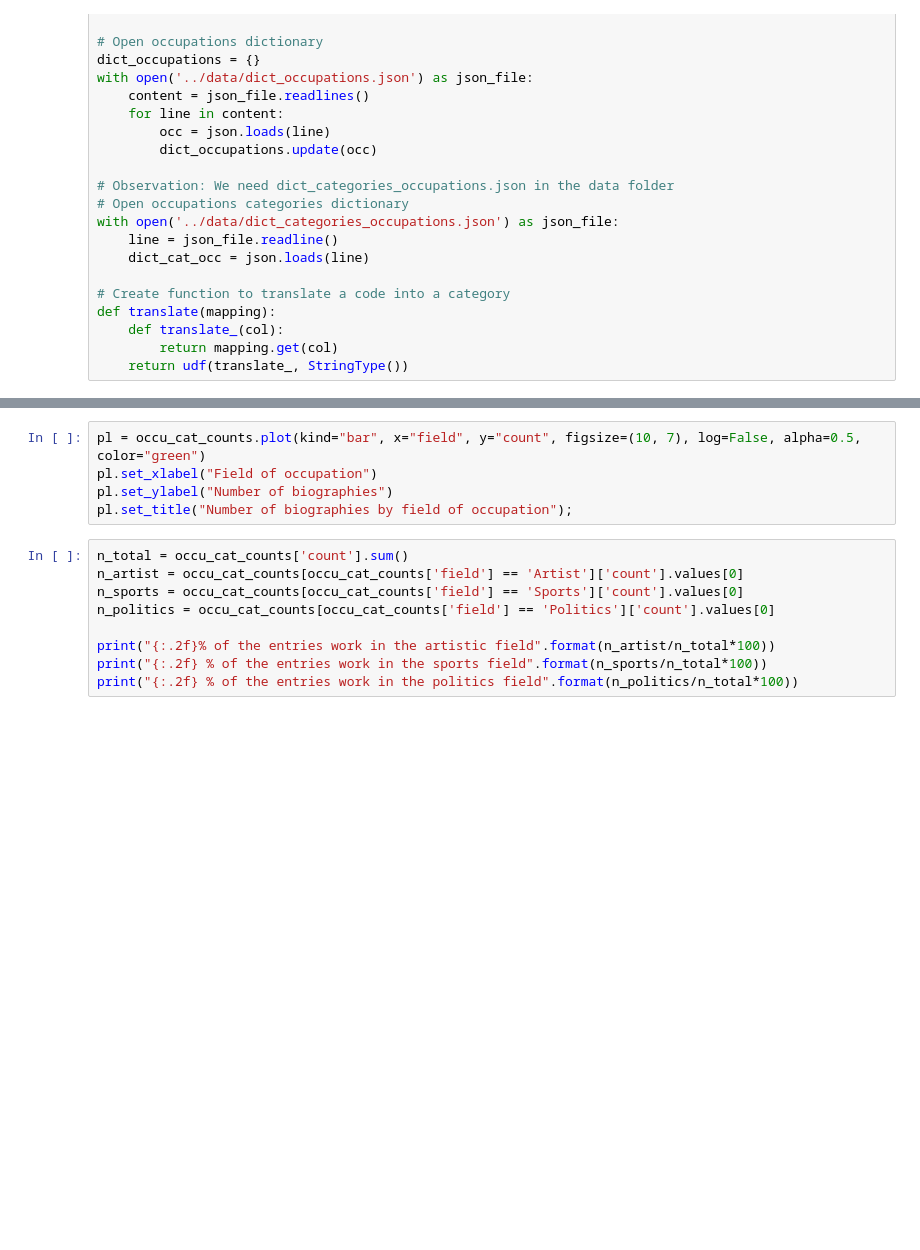
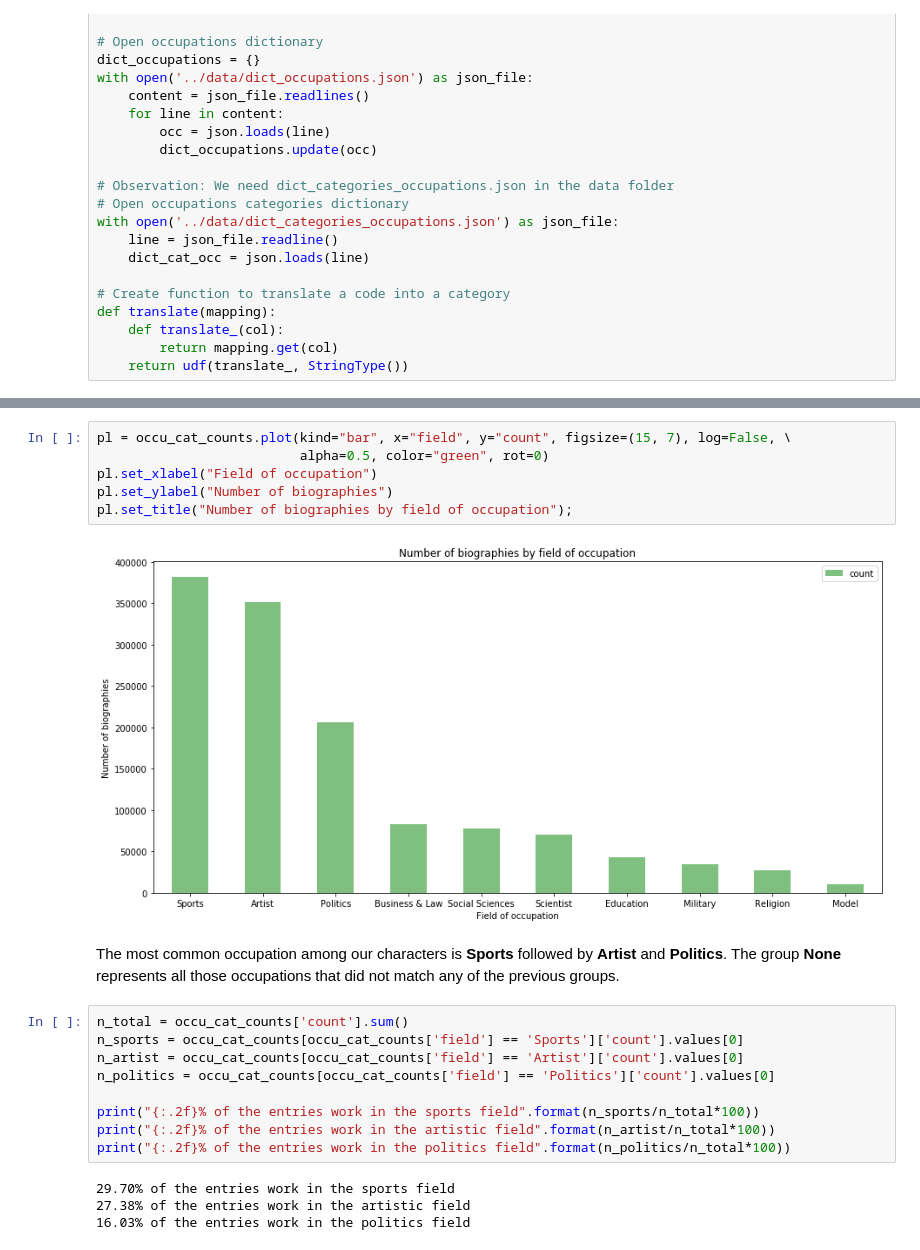
Before and after one commit to natbolon/wiki-gender, a Jupyter notebook: src/Wikipedia_Gender.ipynb, the cells around one changed output, grey strips where cells are left out. Cells and saved outputs as stored; diff of their text form; blank space fills up the shorter version.

```diff
--- a/src/Wikipedia_Gender.ipynb
+++ b/src/Wikipedia_Gender.ipynb
@@ -95,14 +172,23 @@ occu_cat_counts
 # %%
-pl = occu_cat_counts.plot(kind="bar", x="field", y="count", figsize=(10, 7), log=False, alpha=0.5, color="green")
+pl = occu_cat_counts.plot(kind="bar", x="field", y="count", figsize=(15, 7), log=False, \
+                          alpha=0.5, color="green", rot=0)
 pl.set_xlabel("Field of occupation")
 pl.set_ylabel("Number of biographies")
 pl.set_title("Number of biographies by field of occupation");
+# %% [output]
+[figure, added]
+# %% [markdown]
+The most common occupation among our characters is **Sports** followed by **Artist** and **Politics**. The group **None** represents all those occupations that did not match any of the previous groups.
 # %%
 n_total = occu_cat_counts['count'].sum()
+n_sports = occu_cat_counts[occu_cat_counts['field'] == 'Sports']['count'].values[0]
 n_artist = occu_cat_counts[occu_cat_counts['field'] == 'Artist']['count'].values[0]
-n_sports = occu_cat_counts[occu_cat_counts['field'] == 'Sports']['count'].values[0]
 n_politics = occu_cat_counts[occu_cat_counts['field'] == 'Politics']['count'].values[0]
 
+print("{:.2f}% of the entries work in the sports field".format(n_sports/n_total*100))
 print("{:.2f}% of the entries work in the artistic field".format(n_artist/n_total*100))
-print("{:.2f} % of the entries work in the sports field".format(n_sports/n_total*100))
-print("{:.2f} % of the entries work in the politics field".format(n_politics/n_total*100))
+print("{:.2f}% of the entries work in the politics field".format(n_politics/n_total*100))
+# %% [output]
+29.70% of the entries work in the sports field
+27.38% of the entries work in the artistic field
+16.03% of the entries work in the politics field
```
Also changed, not shown: parts of 16 cells of this notebook, 1 other file.
